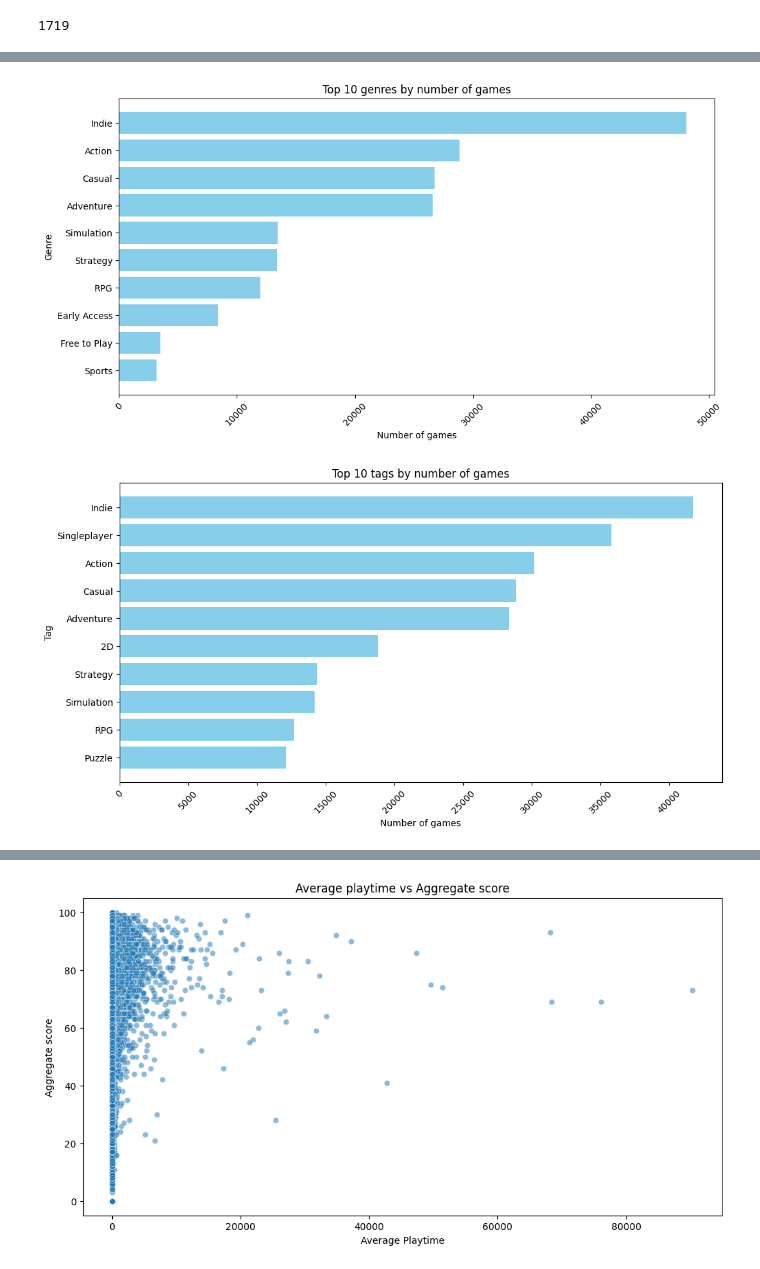
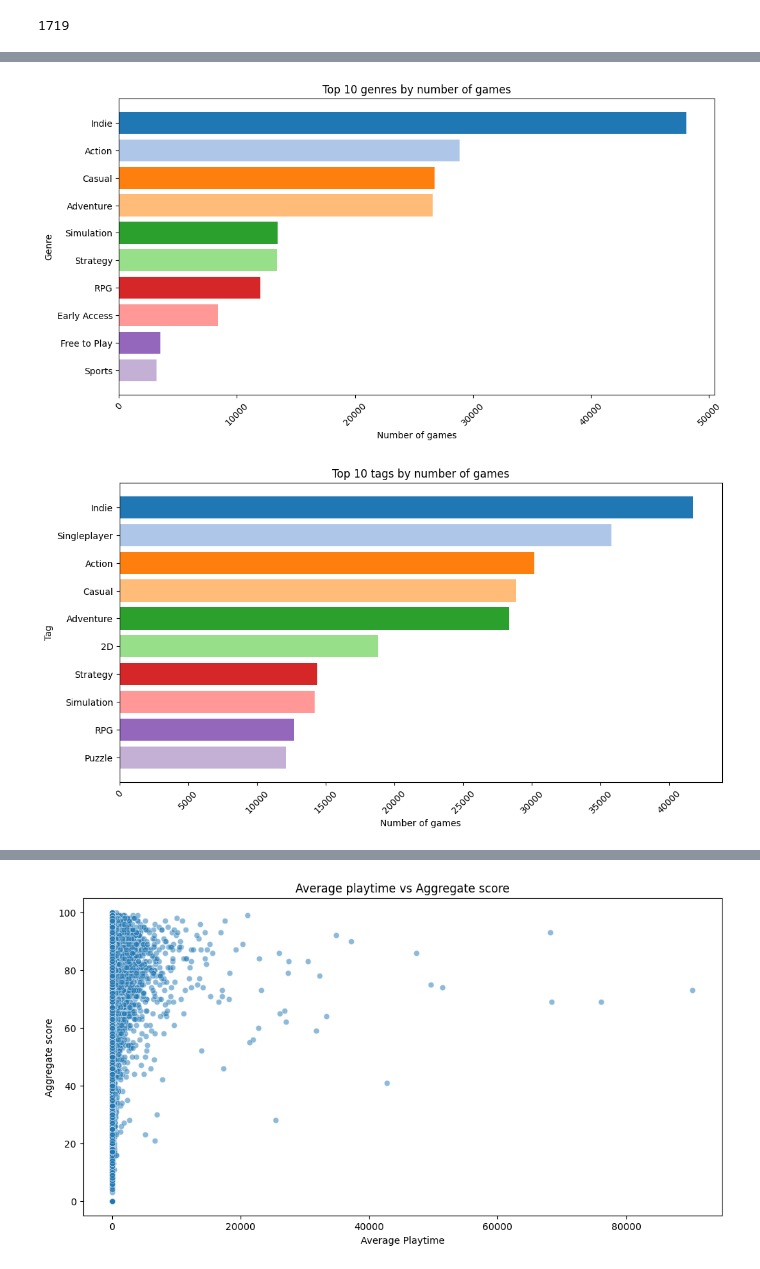
Before and after one commit to adsh16/game-recommendation-system, a Jupyter notebook: eda.ipynb, the cells around one changed output, grey strips where cells are left out. Saved outputs shown, nothing was run; the diff lists cells and outputs as text; code cells hidden in the pictures.

```diff
--- a/eda.ipynb
+++ b/eda.ipynb
@@ -389,7 +494,7 @@ all_genres = [genre for genre in all_genres if genre != '']
 genre_counts = Counter(all_genres)
 top_genres = pd.DataFrame(genre_counts.most_common(10), columns=['Genre', 'Number of Games'])
 plt.figure(figsize=(12, 6))
-plt.barh(top_genres['Genre'], top_genres['Number of Games'], color='skyblue')
+plt.barh(top_genres['Genre'], top_genres['Number of Games'], color=plt.cm.tab20.colors)
 plt.title('Top 10 genres by number of games')
 plt.ylabel('Genre')
 plt.xlabel('Number of games')
@@ -397,23 +502,23 @@ plt.xticks(rotation=45)
 plt.gca().invert_yaxis()
 plt.show()
 # %% [output]
-[figure, old version]
+[figure, new version]
 # %%
 all_tags = []
 df['tags'] = df['tags'].astype(str).str.replace('[', '').str.replace(']', '').str.replace("'", '')
 for tags in df['tags']:
     all_tags.extend(tags.split(', '))
 # Remove empty strings
 all_tags = [tag for tag in all_tags if tag != '']
 tag_counts = Counter(all_tags)
 top_tags = pd.DataFrame(tag_counts.most_common(10), columns=['Tag', 'Number of Games'])
 plt.figure(figsize=(12, 6))
-plt.barh(top_tags['Tag'], top_tags['Number of Games'], color='skyblue')
+plt.barh(top_tags['Tag'], top_tags['Number of Games'], color=plt.cm.tab20.colors)
 plt.title('Top 10 tags by number of games')
 plt.ylabel('Tag')
 plt.xlabel('Number of games')
 plt.xticks(rotation=45)
 plt.gca().invert_yaxis()
 plt.show()
 # %% [output]
-[figure, old version]
+[figure, new version]
```
Also changed, not shown: parts of 24 cells of this notebook.
